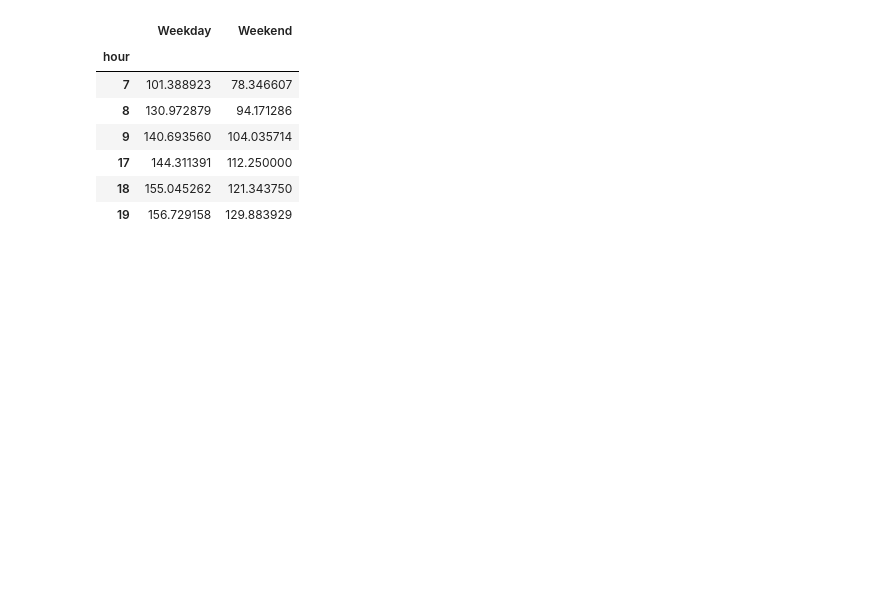
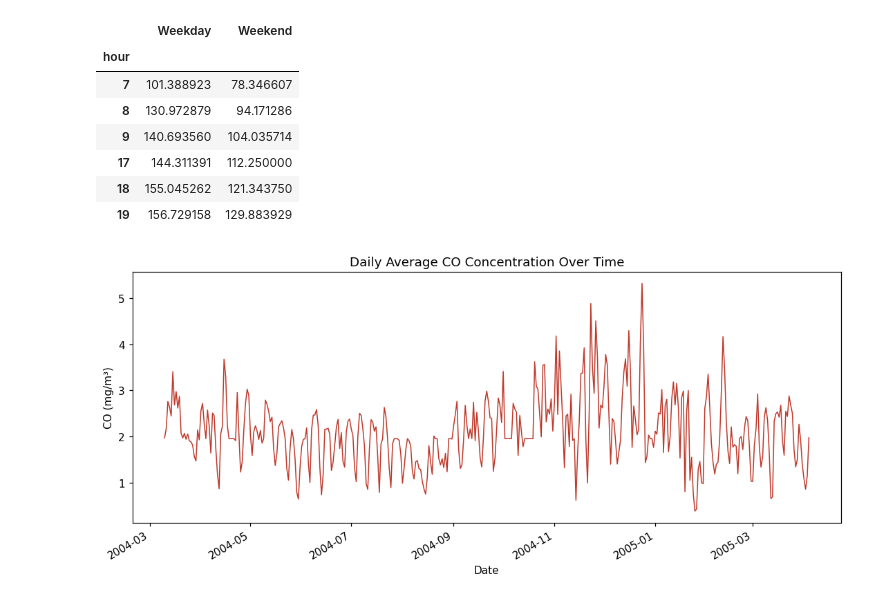
Before and after one commit to darshansuresh006-dev/air-quality-analytics, a Jupyter notebook: notebooks/01_air_quality_analysis.ipynb, the cells around one changed output. Drawn from its saved outputs; the diff is of its cells as text; code cells hidden in the pictures; blank space fills up the shorter version.

Commit message:
Task 6: 8 Matplotlib visualizations

```diff
--- a/notebooks/01_air_quality_analysis.ipynb
+++ b/notebooks/01_air_quality_analysis.ipynb
@@ -329,3 +329,19 @@ no2_pivot.loc[[7, 8, 9, 17, 18, 19]]
 | 17 | 144.311391 | 112.250000 |
 | 18 | 155.045262 | 121.343750 |
 | 19 | 156.729158 | 129.883929 |
+# %%
+import os
+os.makedirs('../assets', exist_ok=True)
+plt.rcParams['figure.dpi'] = 110
+# %%
+fig, ax = plt.subplots(figsize=(10, 4.5))
+ax.plot(daily_co.index, daily_co.values, color='#c0392b', linewidth=1)
+ax.set_title('Daily Average CO Concentration Over Time')
+ax.set_xlabel('Date')
+ax.set_ylabel('CO (mg/m³)')
+fig.autofmt_xdate()
+fig.tight_layout()
+fig.savefig('../assets/01_co_time_series.png')
+plt.show()
+# %% [output]
+[figure, added]
```
Also changed, not shown: parts of 7 cells of this notebook, 8 other files.
